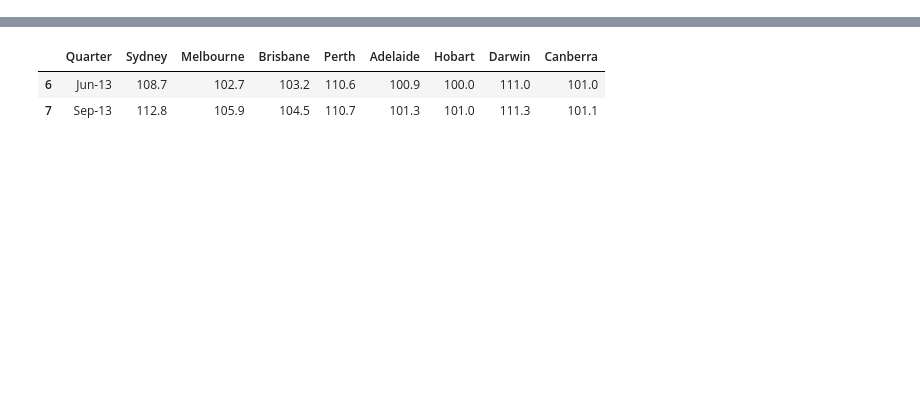
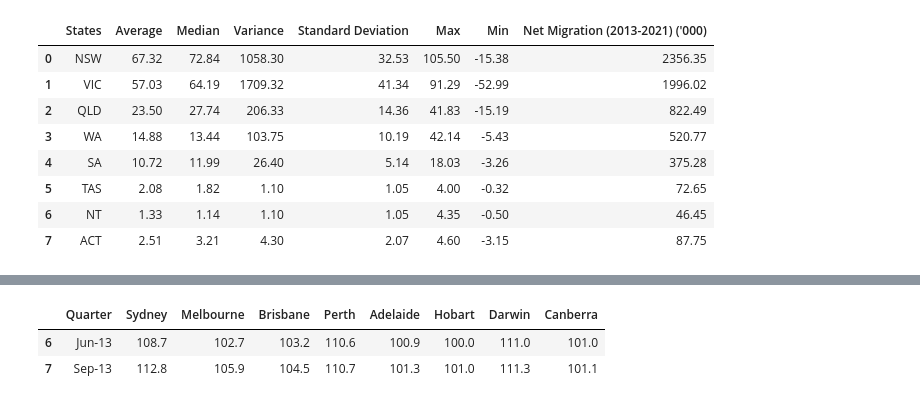
Before and after one commit to L-Tren/Project-1-Group-2, a Jupyter notebook: Project_1_Group2.ipynb, the cells around one changed output, grey strips where cells are left out. Drawn from its saved outputs; the diff is of its cells as text; code cells hidden in the pictures; blank space fills up the shorter version.

```diff
--- a/Project_1_Group2.ipynb
+++ b/Project_1_Group2.ipynb
@@ -55,0 +140,25 @@ merged_df_migration
+# %%
+# Create a dataframe to summarise the statistics calculated for further analysis
+summary_stats_migration_df = pd.DataFrame({'States':states,
+                           'Average':migration_average_list,
+                           'Median':migration_median_list,
+                           'Variance':migration_variance_list,
+                           'Standard Deviation':migration_stddev_list,
+                           'Max': migration_max_list,
+                           'Min': migration_min_list,
+                           "Net Migration (2013-2021) ('000)": net_migration_list
+                           })
+# %%
+
+# Display the summary statistics
+summary_stats_migration_df
+# %% [output]
+|  | States | Average | Median | Variance | Standard Deviation | Max | Min | Net Migration (2013-2021) ('000) |
+| 0 | NSW | 67.32 | 72.84 | 1058.30 | 32.53 | 105.50 | -15.38 | 2356.35 |
+| 1 | VIC | 57.03 | 64.19 | 1709.32 | 41.34 | 91.29 | -52.99 | 1996.02 |
+| 2 | QLD | 23.50 | 27.74 | 206.33 | 14.36 | 41.83 | -15.19 | 822.49 |
+| 3 | WA | 14.88 | 13.44 | 103.75 | 10.19 | 42.14 | -5.43 | 520.77 |
+| 4 | SA | 10.72 | 11.99 | 26.40 | 5.14 | 18.03 | -3.26 | 375.28 |
+| 5 | TAS | 2.08 | 1.82 | 1.10 | 1.05 | 4.00 | -0.32 | 72.65 |
+| 6 | NT | 1.33 | 1.14 | 1.10 | 1.05 | 4.35 | -0.50 | 46.45 |
+| 7 | ACT | 2.51 | 3.21 | 4.30 | 2.07 | 4.60 | -3.15 | 87.75 |
```
Also changed, not shown: parts of 17 cells of this notebook.
